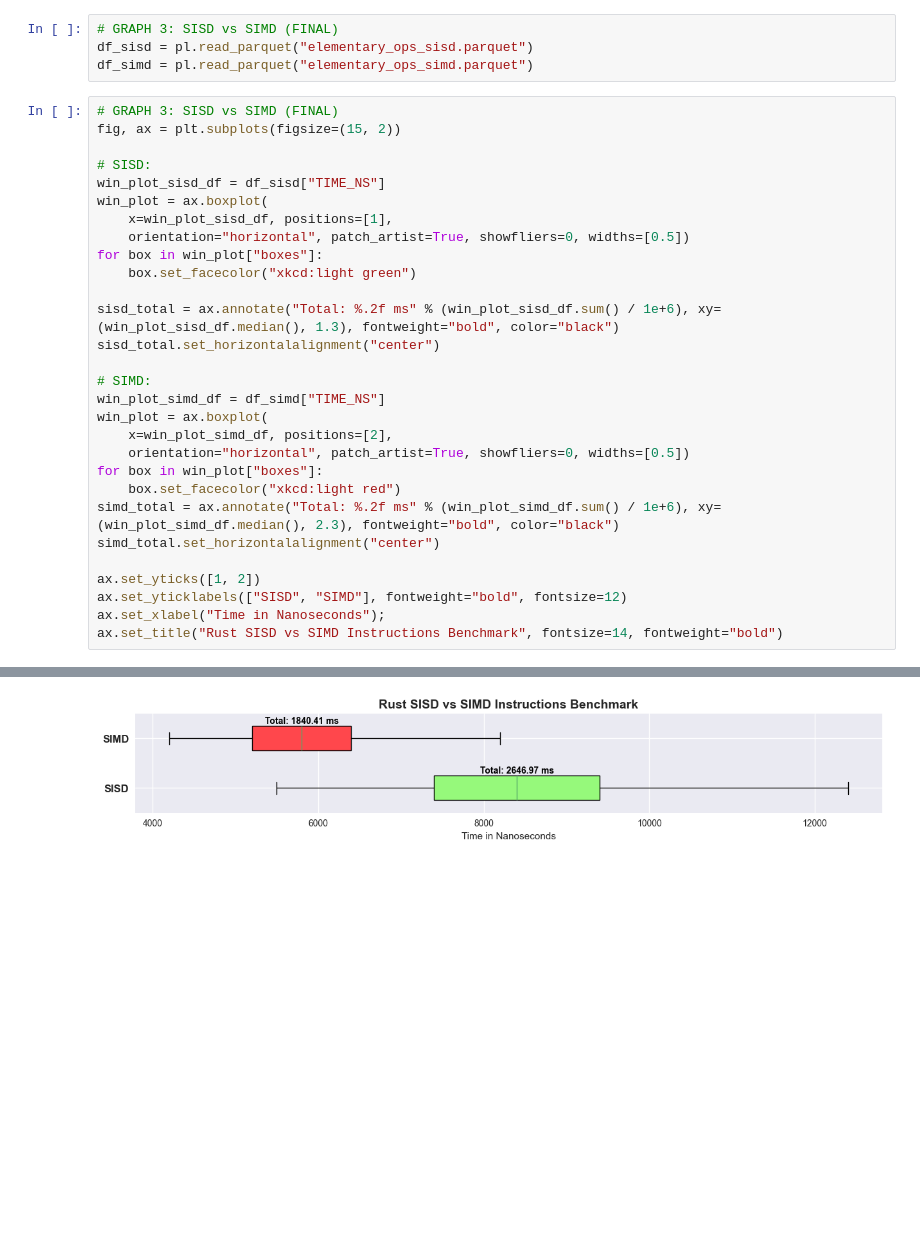
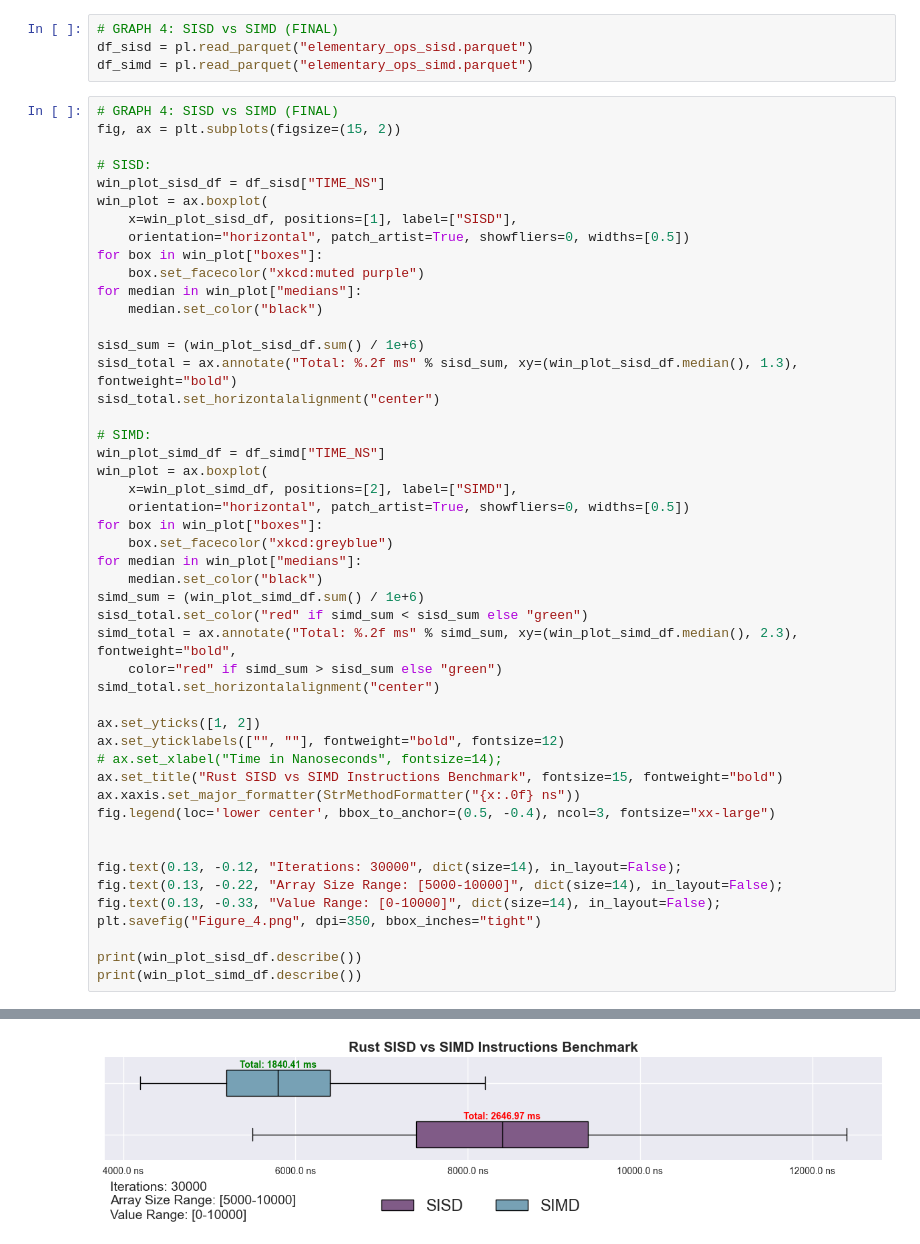
Before and after one commit to denmarkx/rust-performance-analysis, a Jupyter notebook: benchmark_data/final_report_notebook.ipynb, the cells around one changed output, grey strips where cells are left out. Saved outputs shown, nothing was run; the diff lists cells and outputs as text; blank space fills up the shorter version.

```diff
--- a/benchmark_data/final_report_notebook.ipynb
+++ b/benchmark_data/final_report_notebook.ipynb
@@ -96,34 +219,53 @@ for i,df in enumerate(win_us_dfs):
 # %%
-# GRAPH 3: SISD vs SIMD (FINAL)
+# GRAPH 4: SISD vs SIMD (FINAL)
 df_sisd = pl.read_parquet("elementary_ops_sisd.parquet")
 df_simd = pl.read_parquet("elementary_ops_simd.parquet")
 # %%
-# GRAPH 3: SISD vs SIMD (FINAL)
+# GRAPH 4: SISD vs SIMD (FINAL)
 fig, ax = plt.subplots(figsize=(15, 2))
 
 # SISD:
 win_plot_sisd_df = df_sisd["TIME_NS"]
 win_plot = ax.boxplot(
-    x=win_plot_sisd_df, positions=[1],
+    x=win_plot_sisd_df, positions=[1], label=["SISD"],
     orientation="horizontal", patch_artist=True, showfliers=0, widths=[0.5])
 for box in win_plot["boxes"]:
-    box.set_facecolor("xkcd:light green")
+    box.set_facecolor("xkcd:muted purple")
+for median in win_plot["medians"]:
+    median.set_color("black")
 
-sisd_total = ax.annotate("Total: %.2f ms" % (win_plot_sisd_df.sum() / 1e+6), xy=(win_plot_sisd_df.median(), 1.3), fontweight="bold", color="black")
+sisd_sum = (win_plot_sisd_df.sum() / 1e+6)
+sisd_total = ax.annotate("Total: %.2f ms" % sisd_sum, xy=(win_plot_sisd_df.median(), 1.3), fontweight="bold")
 sisd_total.set_horizontalalignment("center")
 
 # SIMD:
 win_plot_simd_df = df_simd["TIME_NS"]
 win_plot = ax.boxplot(
-    x=win_plot_simd_df, positions=[2],
+    x=win_plot_simd_df, positions=[2], label=["SIMD"],
     orientation="horizontal", patch_artist=True, showfliers=0, widths=[0.5])
 for box in win_plot["boxes"]:
-    box.set_facecolor("xkcd:light red")
-simd_total = ax.annotate("Total: %.2f ms" % (win_plot_simd_df.sum() / 1e+6), xy=(win_plot_simd_df.median(), 2.3), fontweight="bold", color="black")
+    box.set_facecolor("xkcd:greyblue")
+for median in win_plot["medians"]:
+    median.set_color("black")
+simd_sum = (win_plot_simd_df.sum() / 1e+6)
+sisd_total.set_color("red" if simd_sum < sisd_sum else "green")
+simd_total = ax.annotate("Total: %.2f ms" % simd_sum, xy=(win_plot_simd_df.median(), 2.3), fontweight="bold",
+    color="red" if simd_sum > sisd_sum else "green")
 simd_total.set_horizontalalignment("center")
 
 ax.set_yticks([1, 2])
-ax.set_yticklabels(["SISD", "SIMD"], fontweight="bold", fontsize=12)
-ax.set_xlabel("Time in Nanoseconds");
-ax.set_title("Rust SISD vs SIMD Instructions Benchmark", fontsize=14, fontweight="bold")
+ax.set_yticklabels(["", ""], fontweight="bold", fontsize=12)
+# ax.set_xlabel("Time in Nanoseconds", fontsize=14);
+ax.set_title("Rust SISD vs SIMD Instructions Benchmark", fontsize=15, fontweight="bold")
+ax.xaxis.set_major_formatter(StrMethodFormatter("{x:.0f} ns"))
+fig.legend(loc='lower center', bbox_to_anchor=(0.5, -0.4), ncol=3, fontsize="xx-large")
+
+
+fig.text(0.13, -0.12, "Iterations: 30000", dict(size=14), in_layout=False);
+fig.text(0.13, -0.22, "Array Size Range: [5000-10000]", dict(size=14), in_layout=False);
+fig.text(0.13, -0.33, "Value Range: [0-10000]", dict(size=14), in_layout=False);
+plt.savefig("Figure_4.png", dpi=350, bbox_inches="tight")
+
+print(win_plot_sisd_df.describe())
+print(win_plot_simd_df.describe())
 # %% [output]
@@ -131 +289 @@ Text(0.5, 1.0, 'Rust SISD vs SIMD Instructions Benchmark')
-[figure, old version]
+[figure, new version]
```
Also changed, not shown: parts of 5 cells of this notebook, 13 other files.
